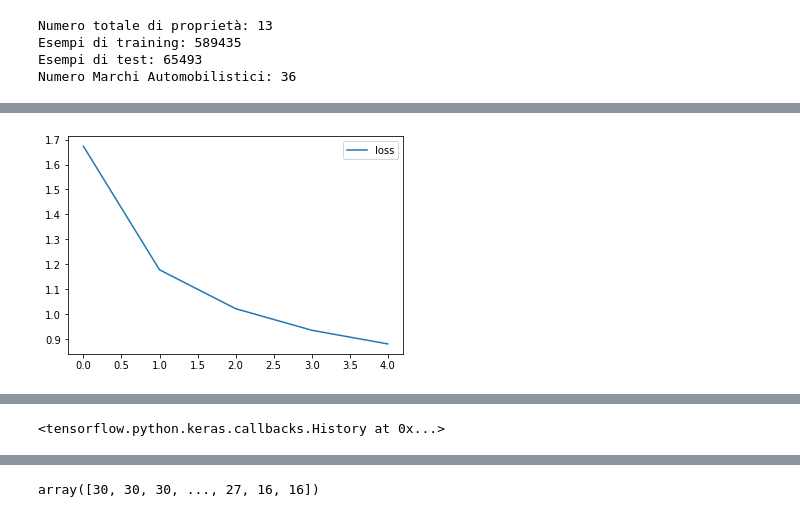
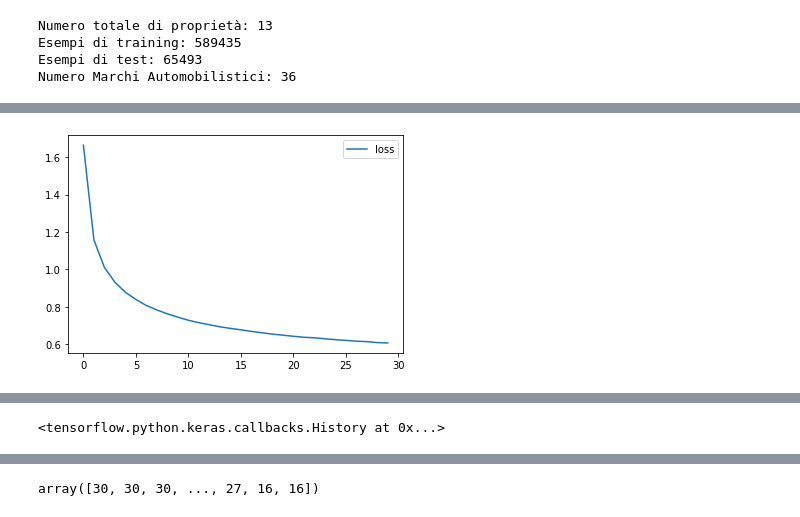
Before and after one commit to daniele-salerno/appunti-ml, a Jupyter notebook: 3_classificatori_non_lineari/cars_DL.ipynb, the cells around one changed output, grey strips where cells are left out. Cells and saved outputs as stored; diff of their text form; code cells hidden in the pictures.

```diff
--- a/3_classificatori_non_lineari/cars_DL.ipynb
+++ b/3_classificatori_non_lineari/cars_DL.ipynb
@@ -272,6 +284,6 @@ _________________________________________________________________
 model.compile(loss='categorical_crossentropy', optimizer='adam', metrics=['accuracy'])
 # model.compile(loss='categorical_crossentropy', optimizer='sgd', metrics=['accuracy'])
 # %%
-model.fit(X_train, y_train_dummy, epochs=5, callbacks=[plot_losses])
+model.fit(X_train, y_train_dummy, epochs=30, callbacks=[plot_losses])
 # %% [output]
-[figure, old version]
+[figure, new version]
```
Also changed, not shown: parts of 9 cells of this notebook.
